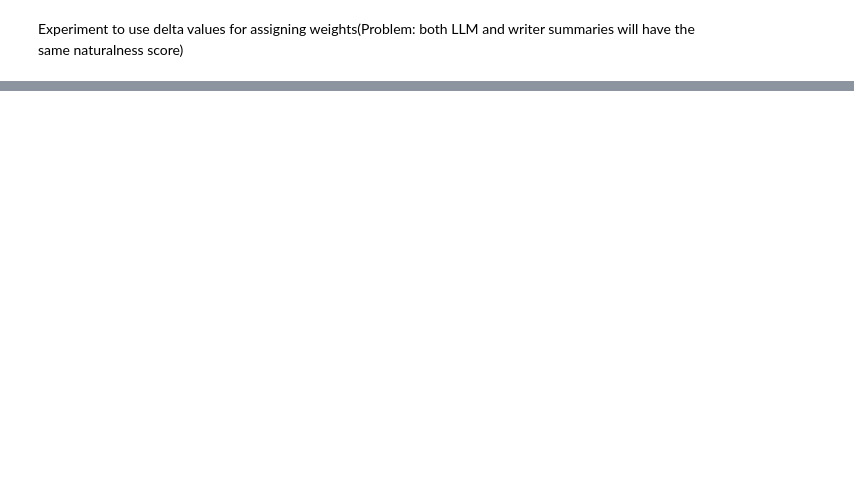
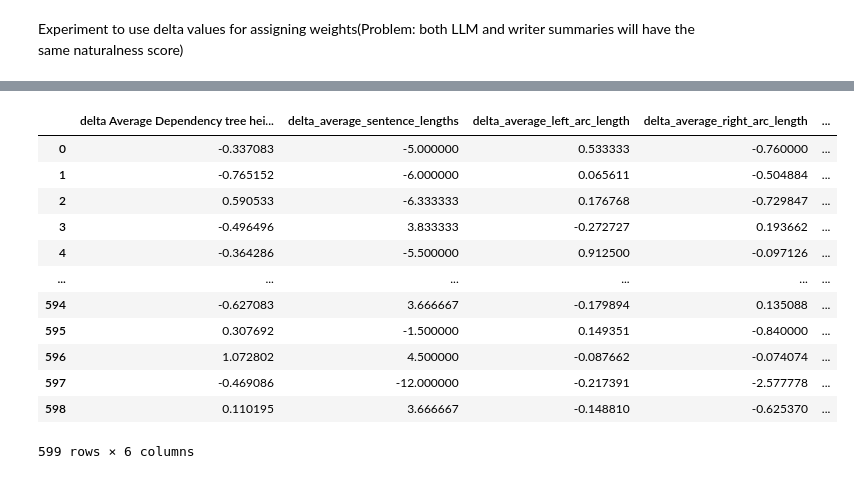
Before and after one commit to SamLee-dedeboy/Awesum, a Jupyter notebook: preprocess/experiments/metrics/Linguistic_Metrics_test.ipynb, the cells around one changed output, grey strips where cells are left out. Cells and saved outputs as stored; diff of their text form; code cells hidden in the pictures; blank space fills up the shorter version.

```diff
--- a/preprocess/experiments/metrics/Linguistic_Metrics_test.ipynb
+++ b/preprocess/experiments/metrics/Linguistic_Metrics_test.ipynb
@@ -573,0 +611,29 @@ delta_num_right_subtrees: 0.19812699065502357
+# %%
+weights = {
+    'delta Average Dependency tree heights': 0.15910590906248265,
+    'delta_average_sentence_lengths': 0.1829254004041044,
+    'delta_average_left_arc_length': 0.1412567431684343,
+    'delta_average_right_arc_length': 0.18420709379634245,
+    'delta_avg_left_subtree_height': 0.15108699260841774,
+    'delta_avg_right_subtree_height': 0.18141786096021847,
+    # 'delta_num_left_subtrees': 0.17379453913879672,
+    # 'delta_num_right_subtrees': 0.16617592483149365
+}
+# %%
+df = df_delta[weights.keys()]
+# %%
+df
+# %% [output]
+|  | delta Average Dependency tree hei... | delta_average_sentence_lengths | delta_average_left_arc_length | delta_average_right_arc_length | ... |
+| 0 | -0.337083 | -5.000000 | 0.533333 | -0.760000 | ... |
+| 1 | -0.765152 | -6.000000 | 0.065611 | -0.504884 | ... |
+| 2 | 0.590533 | -6.333333 | 0.176768 | -0.729847 | ... |
+| 3 | -0.496496 | 3.833333 | -0.272727 | 0.193662 | ... |
+| 4 | -0.364286 | -5.500000 | 0.912500 | -0.097126 | ... |
+| ... | ... | ... | ... | ... | ... |
+| 594 | -0.627083 | 3.666667 | -0.179894 | 0.135088 | ... |
+| 595 | 0.307692 | -1.500000 | 0.149351 | -0.840000 | ... |
+| 596 | 1.072802 | 4.500000 | -0.087662 | -0.074074 | ... |
+| 597 | -0.469086 | -12.000000 | -0.217391 | -2.577778 | ... |
+| 598 | 0.110195 | 3.666667 | -0.148810 | -0.625370 | ... |
+599 rows × 6 columns
```
Also changed, not shown: parts of 21 cells of this notebook, 5 other files.
